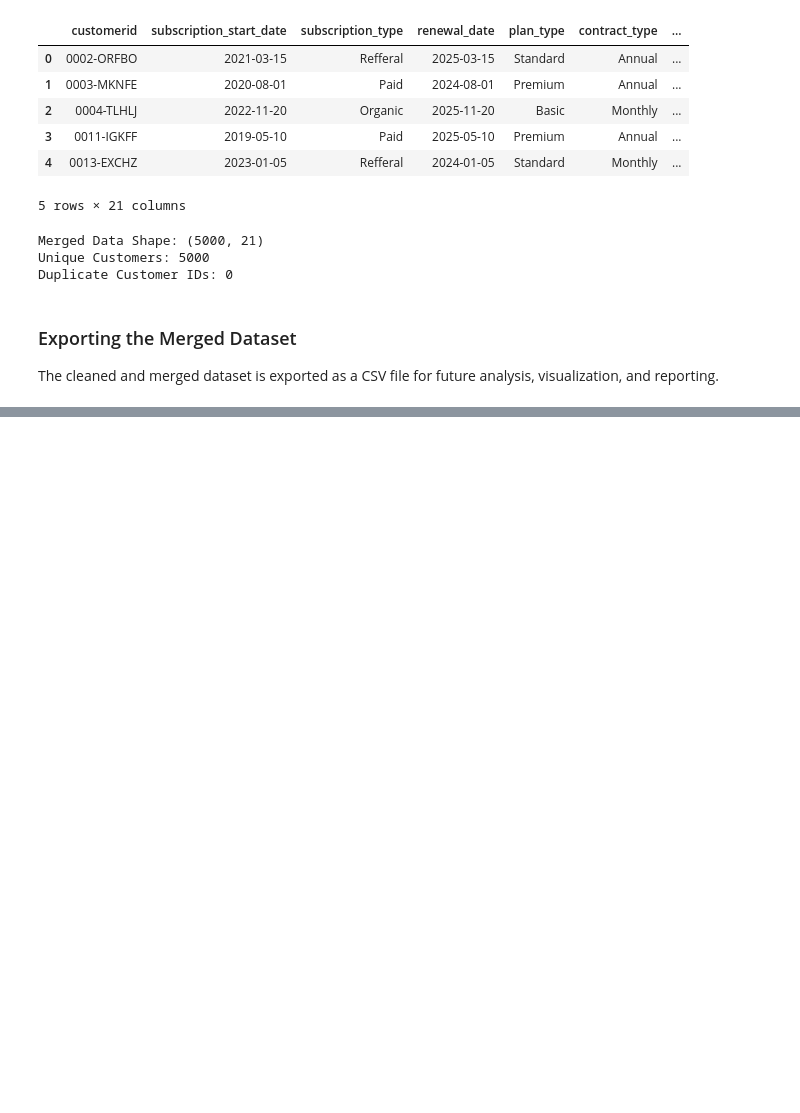
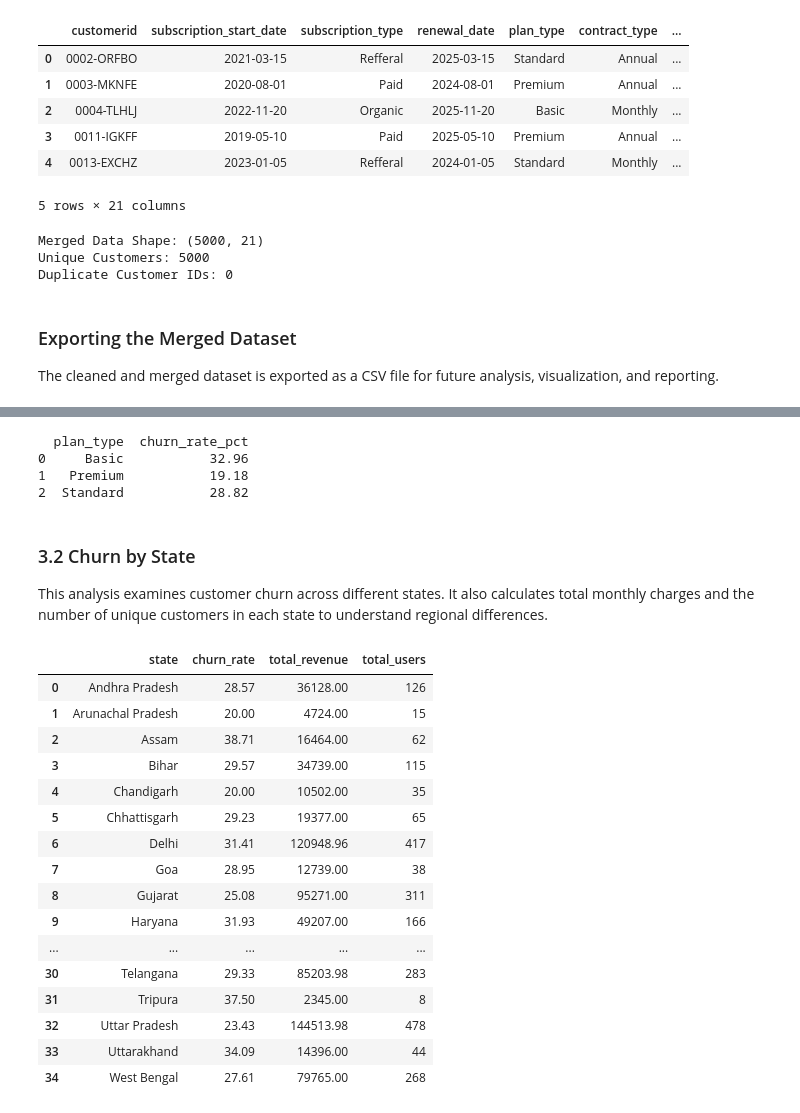
Before and after one commit to mazharakhtar05/Customer_Churn_Analysis, a Jupyter notebook: Customer_Churn_Analysis.ipynb, the cells around one changed output, grey strips where cells are left out. Saved outputs shown, nothing was run; the diff lists cells and outputs as text; code cells hidden in the pictures; blank space fills up the shorter version.

Commit message:
feat: analyze churn across plans and subscription types

```diff
--- a/Customer_Churn_Analysis.ipynb
+++ b/Customer_Churn_Analysis.ipynb
@@ -565,0 +603,47 @@ df.to_csv('exported_churn_data_analysis.csv', index=False)
+# %%
+# 3. Churn by plan type
+churn_by_plan = (df.groupby('plan_type')['churn_flag'].mean().mul(100).round(2)
+    .reset_index(name = 'churn_rate_pct'))
+print(churn_by_plan)
+# %% [output]
+  plan_type  churn_rate_pct
+0     Basic           32.96
+1   Premium           19.18
+2  Standard           28.82
+# %% [markdown]
+### 3.2 Churn by State
+
+This analysis examines customer churn across different states. It also calculates total monthly charges and the number of unique customers in each state to understand regional differences.
+# %%
+# Churn by state, total revenue and number of users
+
+churn_by_state = (
+    df.groupby('state')
+    .agg(
+        churn_rate=('churn_flag', lambda x: x.mean() * 100),
+        total_revenue=('monthly_charges', 'sum'),
+        total_users=('customerid', 'nunique')
+    )
+    .round(2)
+    .reset_index()
+)
+
+churn_by_state
+# %% [output]
+|  | state | churn_rate | total_revenue | total_users |
+| 0 | Andhra Pradesh | 28.57 | 36128.00 | 126 |
+| 1 | Arunachal Pradesh | 20.00 | 4724.00 | 15 |
+| 2 | Assam | 38.71 | 16464.00 | 62 |
+| 3 | Bihar | 29.57 | 34739.00 | 115 |
+| 4 | Chandigarh | 20.00 | 10502.00 | 35 |
+| 5 | Chhattisgarh | 29.23 | 19377.00 | 65 |
+| 6 | Delhi | 31.41 | 120948.96 | 417 |
+| 7 | Goa | 28.95 | 12739.00 | 38 |
+| 8 | Gujarat | 25.08 | 95271.00 | 311 |
+| 9 | Haryana | 31.93 | 49207.00 | 166 |
+| ... | ... | ... | ... | ... |
+| 30 | Telangana | 29.33 | 85203.98 | 283 |
+| 31 | Tripura | 37.50 | 2345.00 | 8 |
+| 32 | Uttar Pradesh | 23.43 | 144513.98 | 478 |
+| 33 | Uttarakhand | 34.09 | 14396.00 | 44 |
+| 34 | West Bengal | 27.61 | 79765.00 | 268 |
```
Also changed, not shown: parts of 9 cells of this notebook.
